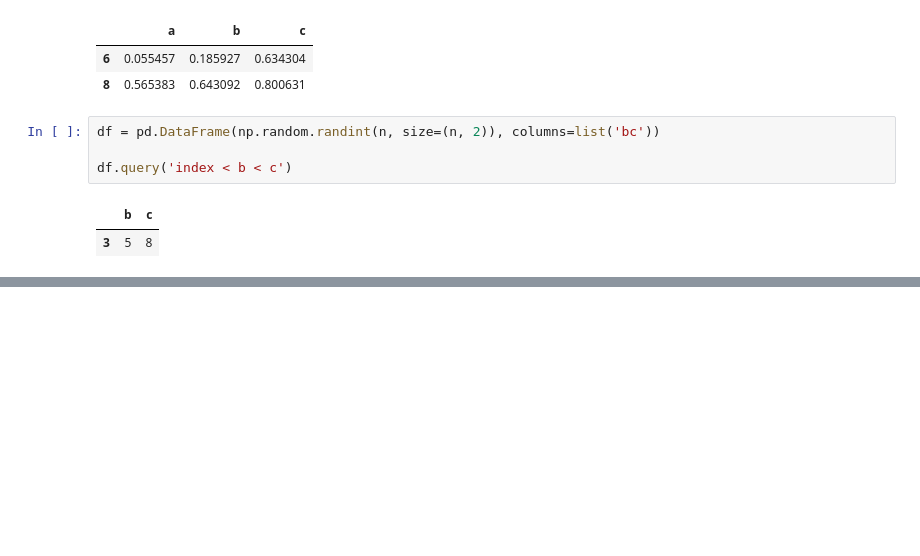
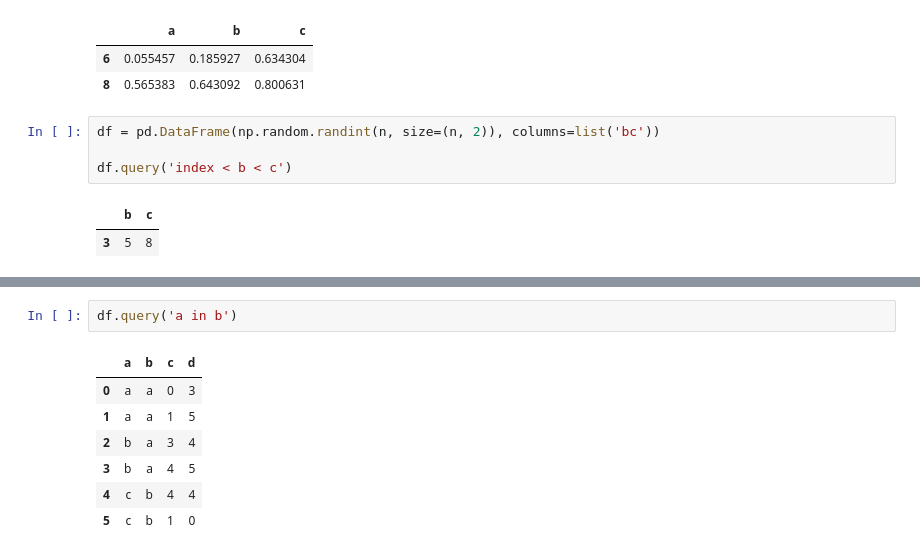
Before and after one commit to Patotricks15/pandas_documentation_study, a Jupyter notebook: indexing_selecting_data.ipynb, the cells around one changed output, grey strips where cells are left out. Drawn from its saved outputs; the diff is of its cells as text; blank space fills up the shorter version.

```diff
--- a/indexing_selecting_data.ipynb
+++ b/indexing_selecting_data.ipynb
@@ -324,0 +345,10 @@ df.query('index < b < c')
+# %%
+df.query('a in b')
+# %% [output]
+|  | a | b | c | d |
+| 0 | a | a | 0 | 3 |
+| 1 | a | a | 1 | 5 |
+| 2 | b | a | 3 | 4 |
+| 3 | b | a | 4 | 5 |
+| 4 | c | b | 4 | 4 |
+| 5 | c | b | 1 | 0 |
```
Also changed, not shown: parts of 8 cells of this notebook.
